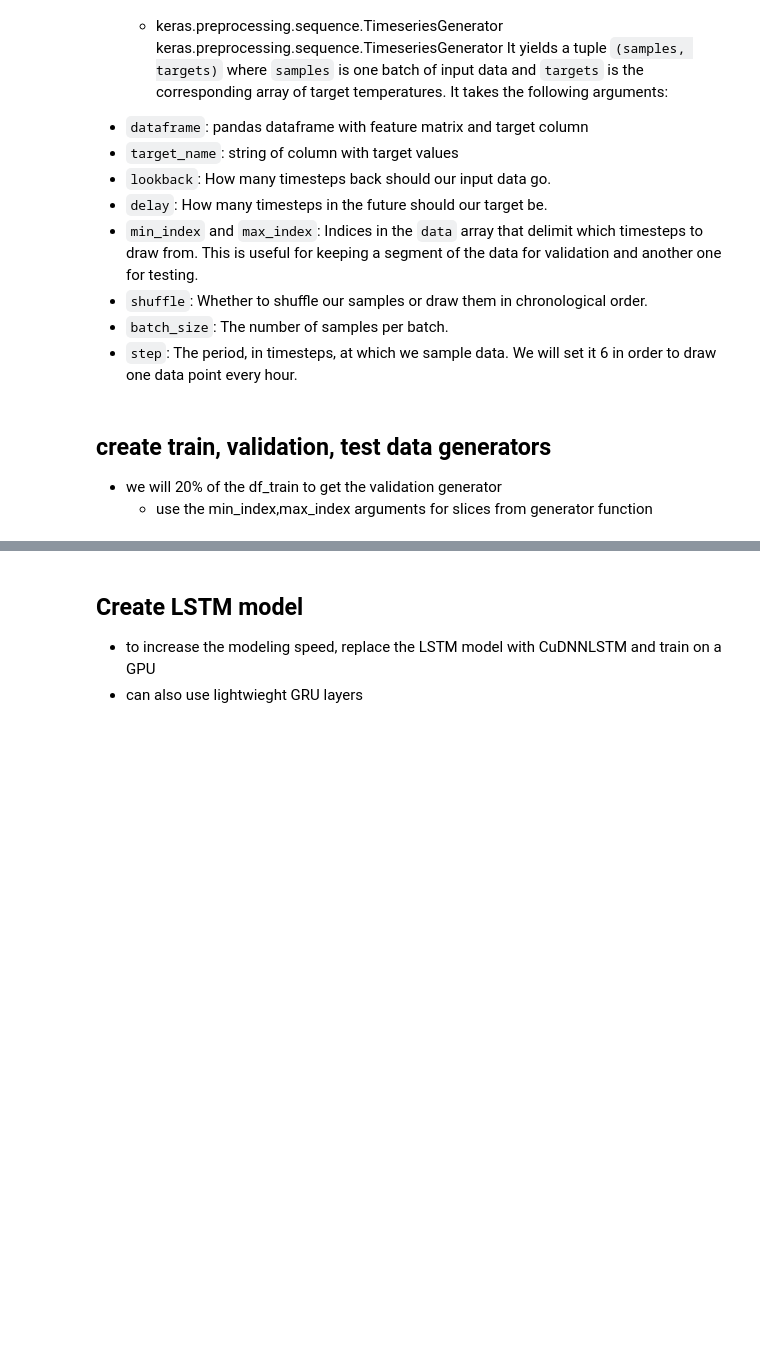
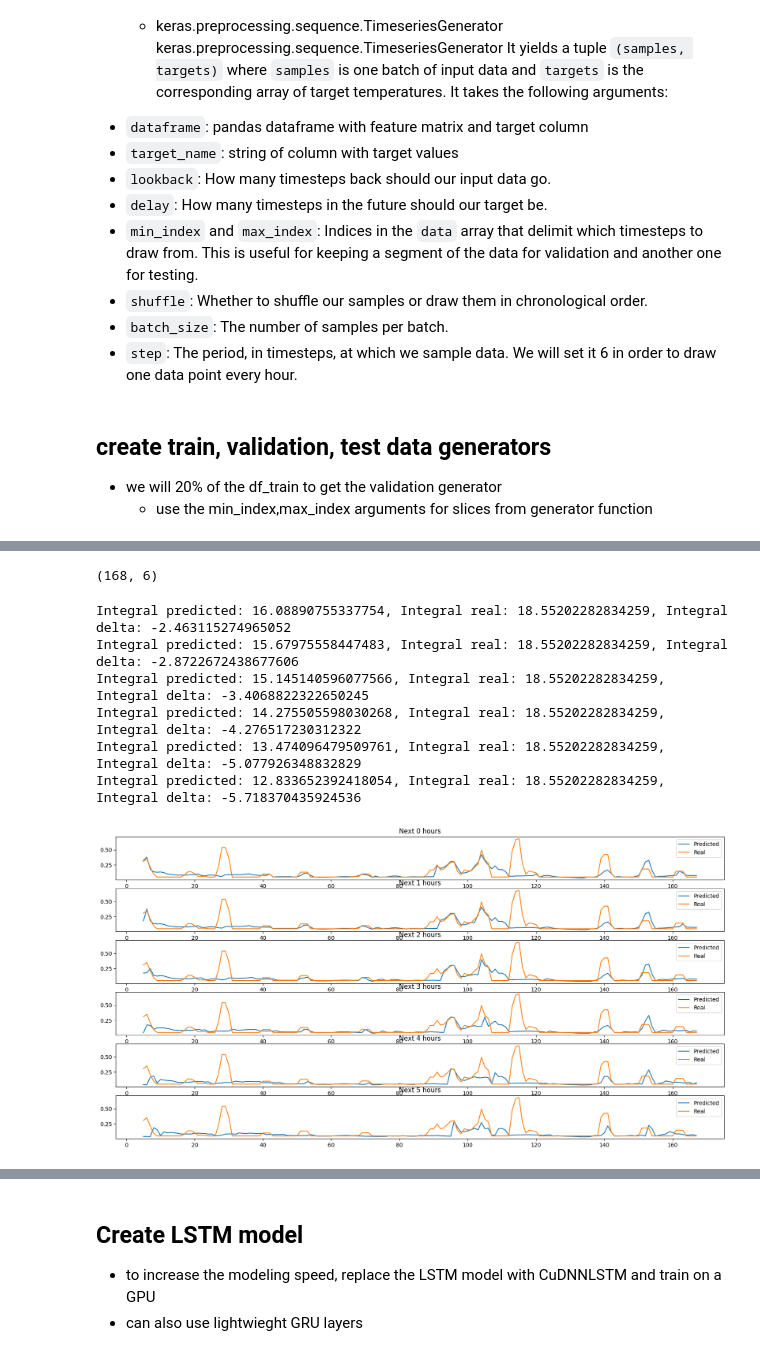
Before and after one commit to grinwi/smartboiler, a Jupyter notebook: src/smartboiler/lstm_example_with_multivariate_time_series 2.ipynb, the cells around one changed output, grey strips where cells are left out. Drawn from its saved outputs; the diff is of its cells as text; code cells hidden in the pictures; blank space fills up the shorter version.

```diff
--- a/src/smartboiler/lstm_example_with_multivariate_time_series 2.ipynb
+++ b/src/smartboiler/lstm_example_with_multivariate_time_series 2.ipynb
@@ -320,0 +438,40 @@ of the data for validation and another one for testing.
+# %%
+shifted_df = reshaped_df.copy()
+for i in range(0, 6):
+    shifted_df[i] = shifted_df[i].shift(i)
+# %%
+real_data_left_interval = end_train+ timedelta(hours=84)
+real_data_right_interval = real_data_left_interval + timedelta(days=7)
+real_data = dataHandler.get_data_for_prediction(real_data_left_interval, real_data_right_interval)
+# %%
+shifted_df.shape
+# %% [output]
+(168, 6)
+# %%
+shifted_df['truth'] = real_data['longtime_mean'].values
+# %%
+shifted_df.dropna(inplace=True)
+# %%
+
+# Display the new DataFrame
+import matplotlib.pyplot as plt
+# create a 6 sub plots
+ax, fig = plt.subplots(6,1, figsize=(20, 10))
+
+
+for x in range(0, 6):
+    fig[x].plot(shifted_df[x], label='Predicted')
+    fig[x].plot(shifted_df['truth'], label='Real')
+    integral_pred = np.trapz(shifted_df[x])
+    integral_real = np.trapz(shifted_df['truth'])
+    print(f"Integral predicted: {integral_pred}, Integral real: {integral_real}, Integral delta: {integral_pred-integral_real}")
+    fig[x].legend()
+    fig[x].set_title(f"Next {x} hours")
+# %% [output]
+Integral predicted: 16.08890755337754, Integral real: 18.55202282834259, Integral delta: -2.463115274965052
+Integral predicted: 15.67975558447483, Integral real: 18.55202282834259, Integral delta: -2.8722672438677606
+Integral predicted: 15.145140596077566, Integral real: 18.55202282834259, Integral delta: -3.4068822322650245
+Integral predicted: 14.275505598030268, Integral real: 18.55202282834259, Integral delta: -4.276517230312322
+Integral predicted: 13.474096479509761, Integral real: 18.55202282834259, Integral delta: -5.077926348832829
+Integral predicted: 12.833652392418054, Integral real: 18.55202282834259, Integral delta: -5.718370435924536
+[figure, added]
```
Also changed, not shown: parts of 40 cells of this notebook, 1 other file.
